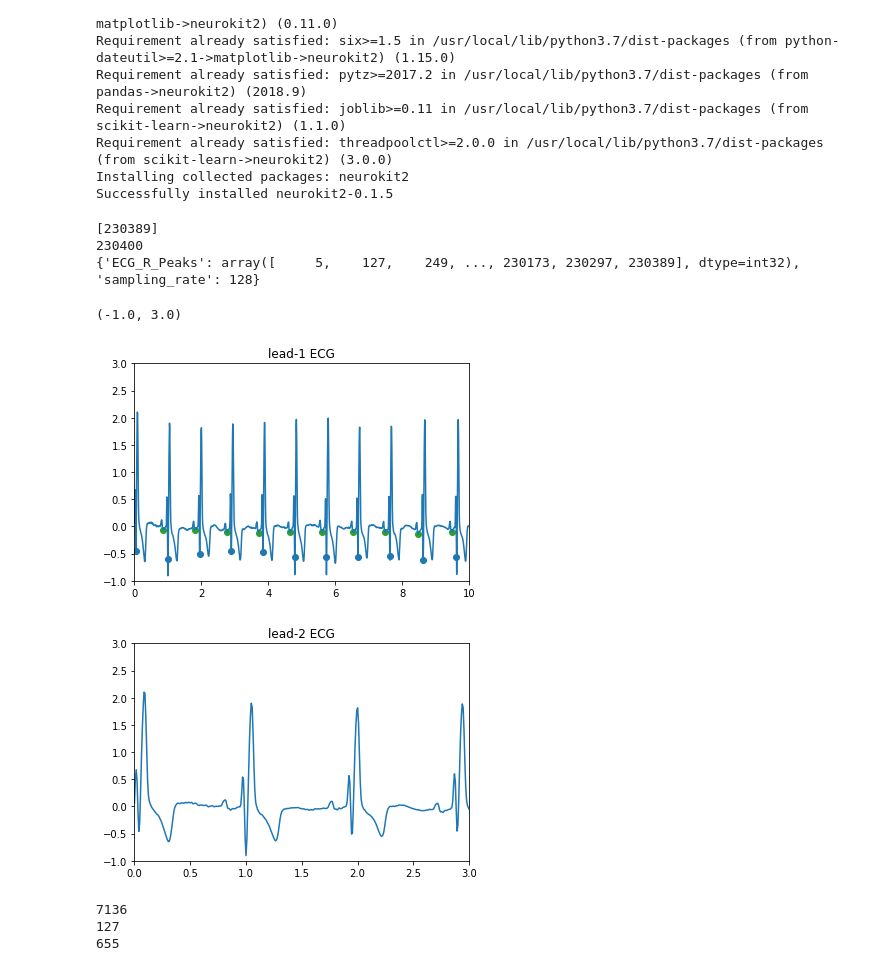
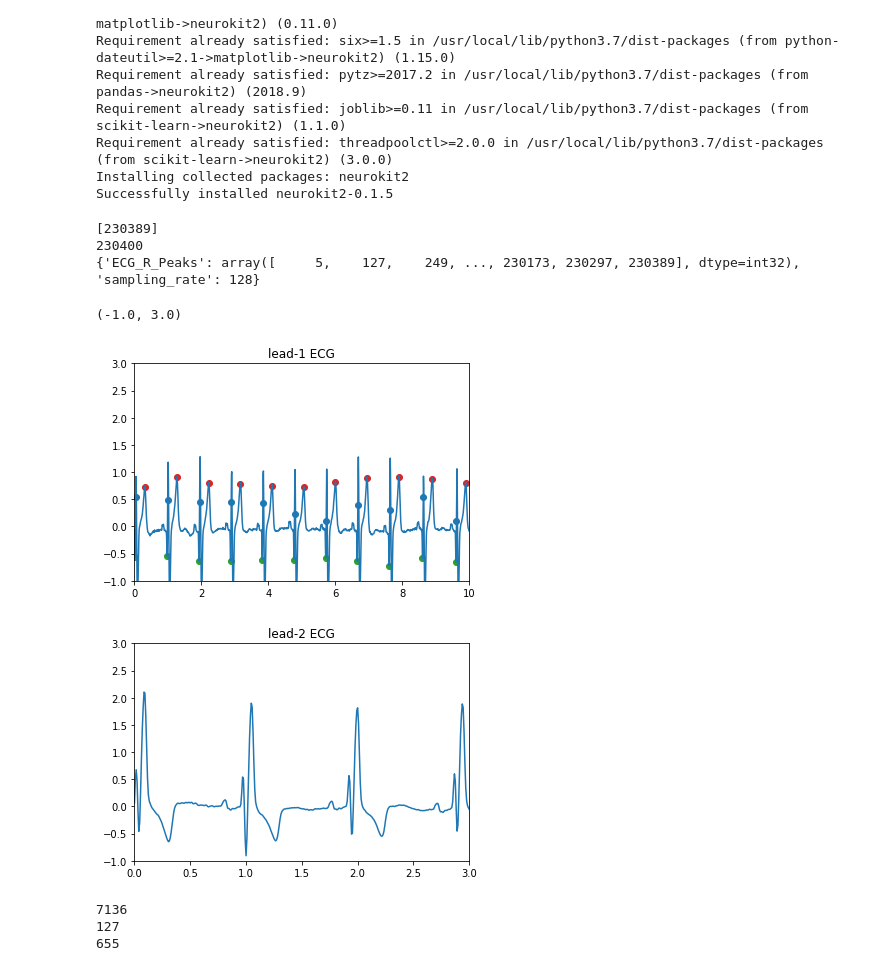
Before and after one commit to romano-francesco/applied-ai-in-biomedicine-ECG-classifier, a Jupyter notebook: Data_Loading_and_Exploration_v2.ipynb, the cells around one changed output. Saved outputs shown, nothing was run; the diff lists cells and outputs as text; code cells hidden in the pictures.

```diff
--- a/Data_Loading_and_Exploration_v2.ipynb
+++ b/Data_Loading_and_Exploration_v2.ipynb
@@ -192,7 +192,7 @@ ecg_sample_= np.arange(0, ecg_sample.shape[0]/sampling, 1/sampling)
 sample_rpeaks = rpks[1]['rpeaks']
 rpeaks = {'ECG_R_Peaks': sample_rpeaks.flatten(), 'sampling_rate': sampling}
 print(sample_rpeaks[-1])
-ecg_signal_1 = nk.ecg_clean(ecg_sample[:,1], sampling_rate=sampling, method='neurokit2')
+ecg_signal_1 = nk.ecg_clean(ecg_sample[:,0], sampling_rate=sampling, method='neurokit2')
 ecg_signal_2 = nk.ecg_clean(ecg_sample[:,1], sampling_rate=sampling, method='neurokit2')
 
 print(len(ecg_signal_1))
@@ -208,34 +208,34 @@ for key in waves_peak.keys():
 
 #create waves_peak in time domain in order to plot the value in the time domain
 waves_peak_td = dict()
 waves_peak_td['ECG_P_Peaks'] = [w  for w in waves_peak['ECG_P_Peaks'] ]
 waves_peak_td['ECG_Q_Peaks'] = [w / sampling for w in waves_peak['ECG_Q_Peaks'] ]
 waves_peak_td['ECG_T_Peaks'] = [w / sampling for w in waves_peak['ECG_T_Peaks'] ]
 waves_peak_td['ECG_R_Onsets'] = [w / sampling for w in waves_peak['ECG_R_Onsets'] ]
 waves_peak_td['ECG_P_Onsets'] = [w / sampling for w in waves_peak['ECG_P_Onsets'] ]
 waves_peak_td['ECG_T_Offsets'] = [w / sampling for w in waves_peak['ECG_T_Offsets'] ]
 
 plt.plot(ecg_sample_, ecg_signal_1)
 plt.title("lead-1 ECG")
 plt.scatter(rpeaks['ECG_R_Peaks'] / sampling, ecg_signal_1[rpeaks['ECG_R_Peaks']])
 plt.scatter(waves_peak_td['ECG_P_Peaks'], ecg_signal_1[waves_peak['ECG_P_Peaks']])
 plt.scatter(waves_peak_td['ECG_Q_Peaks'], ecg_signal_1[waves_peak['ECG_Q_Peaks']])
 plt.scatter(waves_peak_td['ECG_T_Peaks'], ecg_signal_1[waves_peak['ECG_T_Peaks']])
 
 plt.xlim(0,10)
 plt.ylim(-1,3)
 
 plt.figure()
 plt.title("lead-2 ECG")
 plt.plot(ecg_sample_, ecg_signal_2)
 plt.xlim(0,3)
 plt.ylim(-1,3)
 # %% [output]
 [230389]
 230400
 {'ECG_R_Peaks': array([     5,    127,    249, ..., 230173, 230297, 230389], dtype=int32), 'sampling_rate': 128}
 (-1.0, 3.0)
-[figure, old version]
+[figure, new version]
 [figure]
 # %%
 # Exploration over some intervals of various single-beat signal
```
